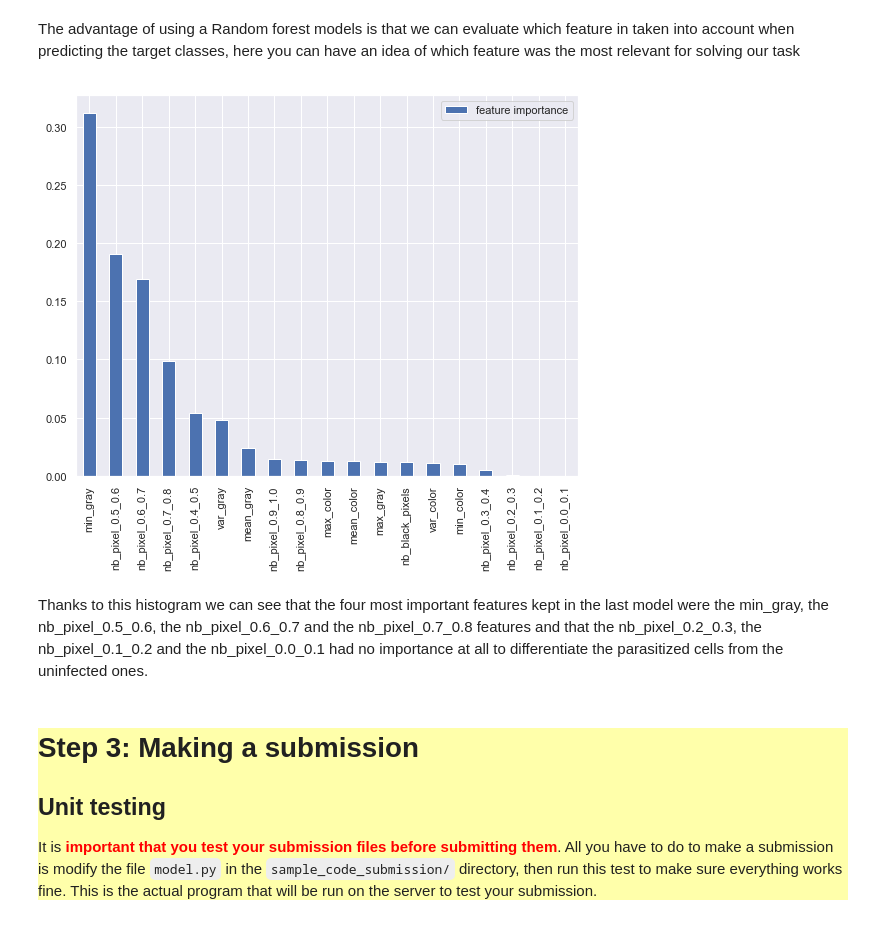
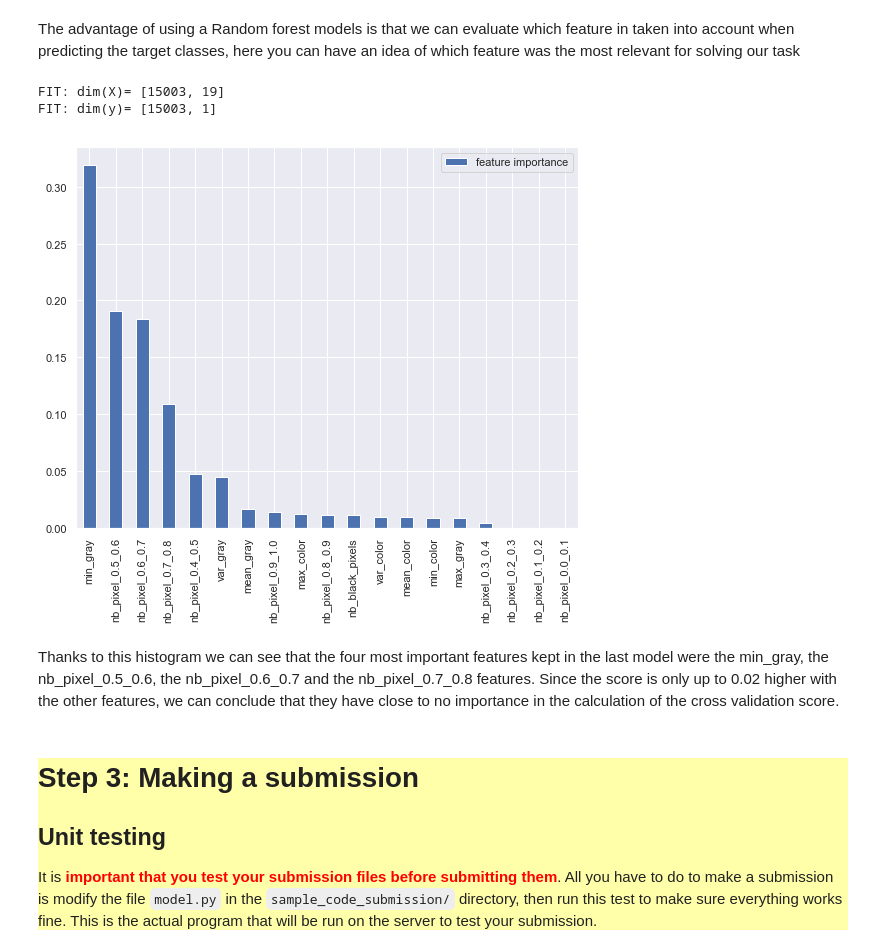
Before and after one commit to LE10EENFAIT/Africa, a Jupyter notebook: starting_kit/README_{Pre-processing}.ipynb, the cells around one changed output. Drawn from its saved outputs; the diff is of its cells as text; code cells hidden in the pictures.

```diff
--- a/starting_kit/README_{Pre-processing}.ipynb
+++ b/starting_kit/README_{Pre-processing}.ipynb
@@ -547,13 +537,17 @@ The advantage of using a Random forest models is that we can evaluate which feat
 # %%
 import pandas as pd
 
-feature_importance = pd.DataFrame(M.classifier.feature_importances_,index= list(data)[:19], columns=['feature importance']).sort_values('feature importance', ascending = False)
+m = model()
+m.fit(data.drop(['target'], axis= 1), (data.target == 'parasitized'))
+feature_importance = pd.DataFrame(m.classifier.feature_importances_,index= list(data)[:19], columns=['feature importance']).sort_values('feature importance', ascending = False)
 feature_importance.plot.bar(figsize=(9,7))
 plt.show()
 # %% [output]
+FIT: dim(X)= [15003, 19]
+FIT: dim(y)= [15003, 1]
-[figure, old version]
+[figure, new version]
 # %% [markdown]
-Thanks to this histogram we can see that the four most important features kept in the last model were the min_gray, the nb_pixel_0.5_0.6, the nb_pixel_0.6_0.7 and the nb_pixel_0.7_0.8 features and that the nb_pixel_0.2_0.3, the nb_pixel_0.1_0.2 and the nb_pixel_0.0_0.1 had no importance at all to differentiate the parasitized cells from the uninfected ones.
+Thanks to this histogram we can see that the four most important features kept in the last model were the min_gray, the nb_pixel_0.5_0.6, the nb_pixel_0.6_0.7 and the nb_pixel_0.7_0.8 features. Since the score is only up to 0.02 higher with the other features, we can conclude that they have close to no importance in the calculation of the cross validation score.
 # %% [markdown]
 
 
```
Also changed, not shown: parts of 26 cells of this notebook.
